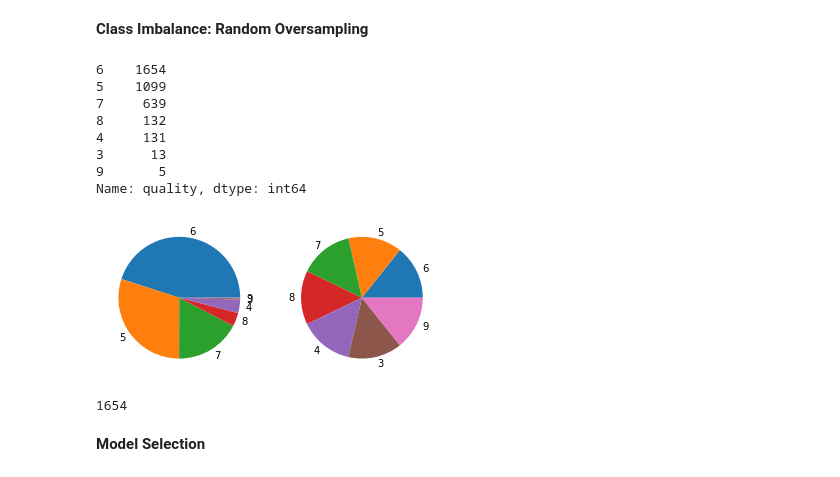
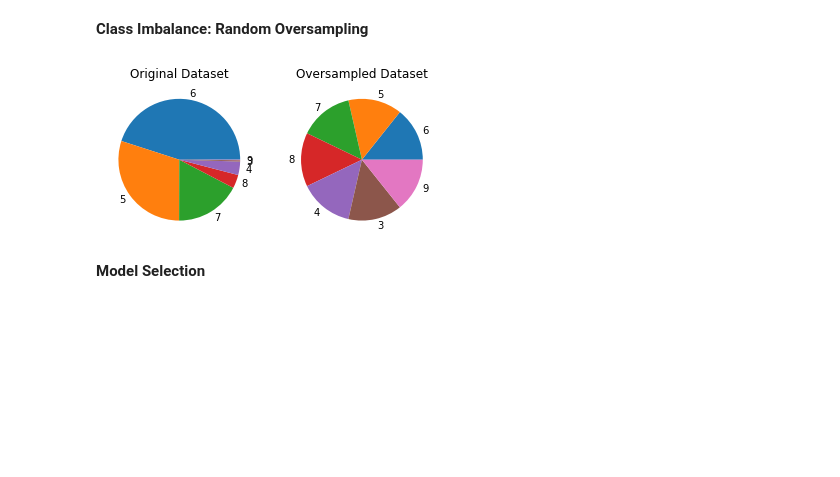
Before and after one commit to GabrieleCuni/Wine_Quality, a Jupyter notebook: MML_GC.ipynb, the cells around one changed output. Saved outputs shown, nothing was run; the diff lists cells and outputs as text; code cells hidden in the pictures; blank space fills up the shorter version.

```diff
--- a/MML_GC.ipynb
+++ b/MML_GC.ipynb
@@ -207,3 +206,9 @@ trainSetOS = trainSetOS.append(newSamples)
 sampleNumber = len(trainSet[trainSet.quality==6]) - len(trainSet[trainSet.quality==9])
 newSamples = trainSet[trainSet.quality==9].sample(sampleNumber, replace=True, random_state=42)
 trainSetOS = trainSetOS.append(newSamples)
+
+trainSetOS = shuffle(trainSetOS, random_state=42)
+
+trainSetOS = trainSetOS[noCorrFeatures + ["quality"]]
+valSet = valSet[noCorrFeatures + ["quality"]]
+testSet = testSet[noCorrFeatures + ["quality"]]
@@ -215,11 +214,0 @@ testSet = testSet[noCorrFeatures + ["quality"]]
-# %%
-trainSet["quality"].value_counts()
-# %% [output]
-6    1654
-5    1099
-7     639
-8     132
-4     131
-3      13
-9       5
-Name: quality, dtype: int64
@@ -228,18 +215,18 @@ labels= ["6","5","7","8","4","3","9"]
 # %%
+labels= ["6","5","7","8","4","3","9"]
+
 plt.figure()
 plt.subplot(1,2,1)
+plt.title("Original Dataset")
 plt.pie(trainSet["quality"].value_counts(), labels=labels)
 # plt.legend()
 plt.subplot(1,2,2)
+plt.title("Oversampled Dataset")
 plt.pie(trainSetOS["quality"].value_counts(), labels=labels)
 # plt.legend()
 plt.savefig("./images/classImbalance.png")
 # %% [output]
-[figure, old version]
+[figure, new version]
-# %%
-print(len(trainSetOS[trainSetOS.quality==8]))
-# %% [output]
-1654
 # %% [markdown]
 **Model Selection**
 # %%
```
Also changed, not shown: parts of 19 cells of this notebook.
